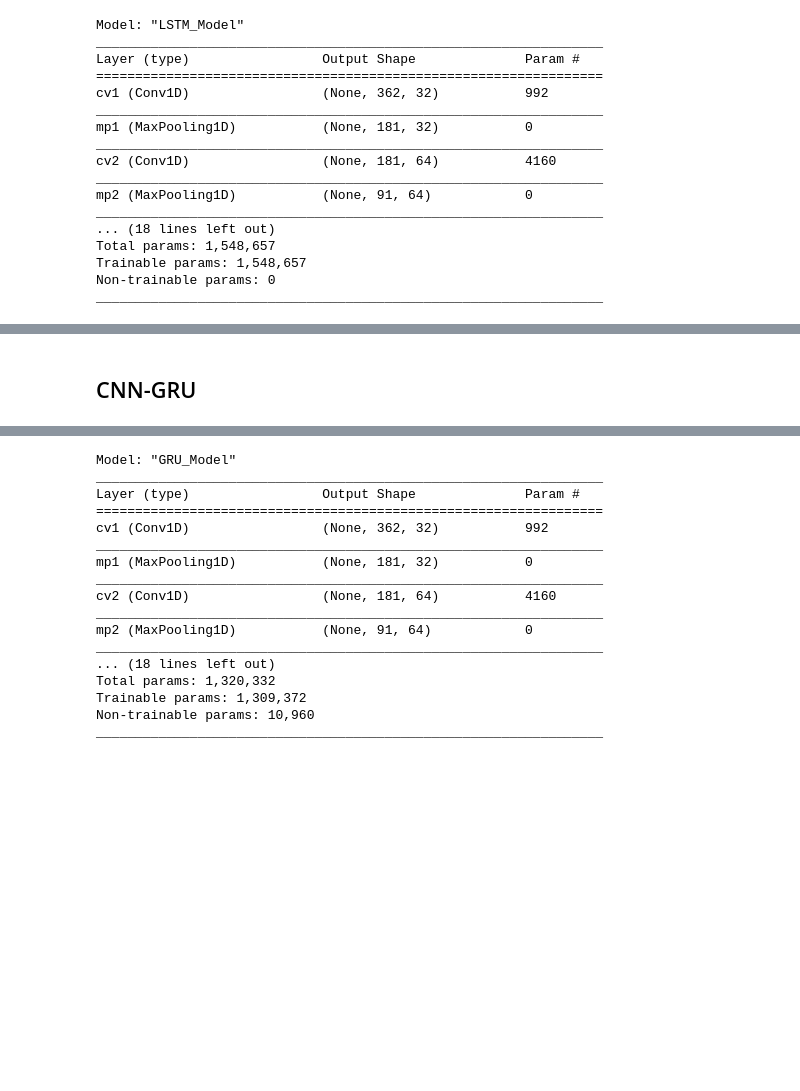
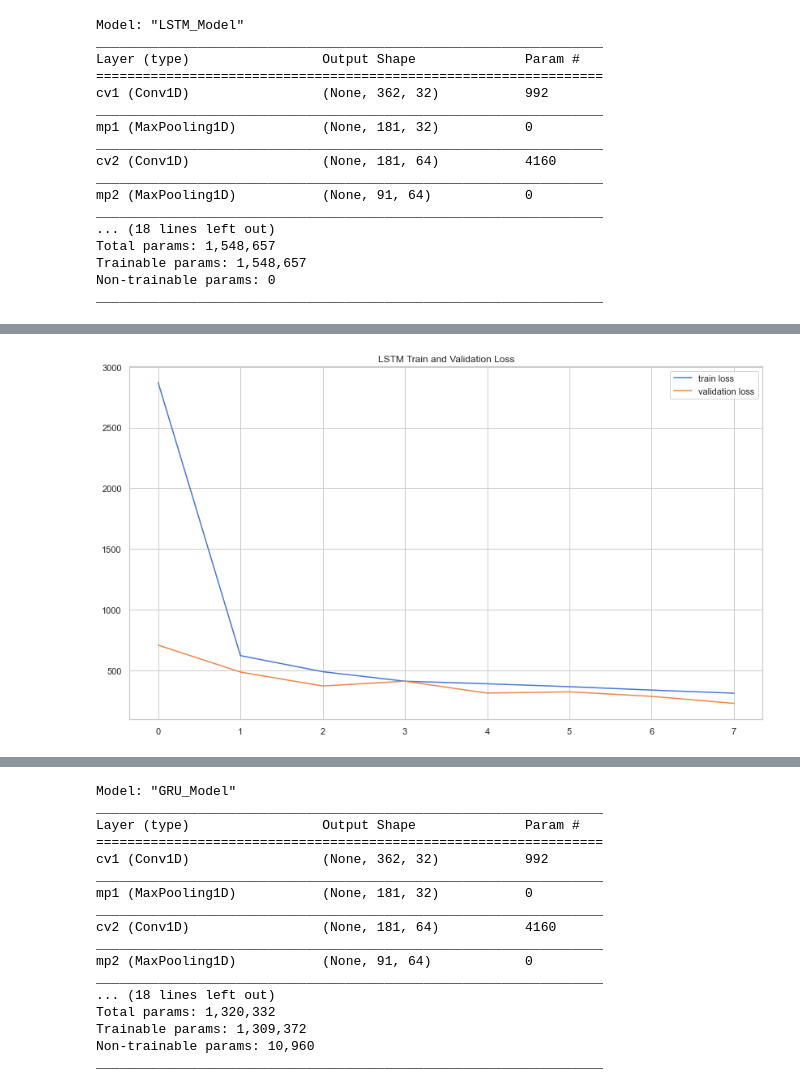
Before and after one commit to kevinpulido89/ML, a Jupyter notebook: C-MAPSS.ipynb, the cells around one changed output, grey strips where cells are left out. Saved outputs shown, nothing was run; the diff lists cells and outputs as text; code cells hidden in the pictures; blank space fills up the shorter version.

```diff
--- a/C-MAPSS.ipynb
+++ b/C-MAPSS.ipynb
@@ -468,2 +505,10 @@ plt.show()
-# %% [markdown]
-## CNN-GRU
+# %%
+plt.title('LSTM Train and Validation Loss')
+plt.plot(LSTM_History[2].history['loss'], label='train loss')
+plt.plot(LSTM_History[2].history['val_loss'], label='validation loss')
+
+plt.legend()
+plt.show()
+# plt.savefig('Train Loss_comparison_of_networks.png')
+# %% [output]
+[figure, added]
```
Also changed, not shown: parts of 51 cells of this notebook.
